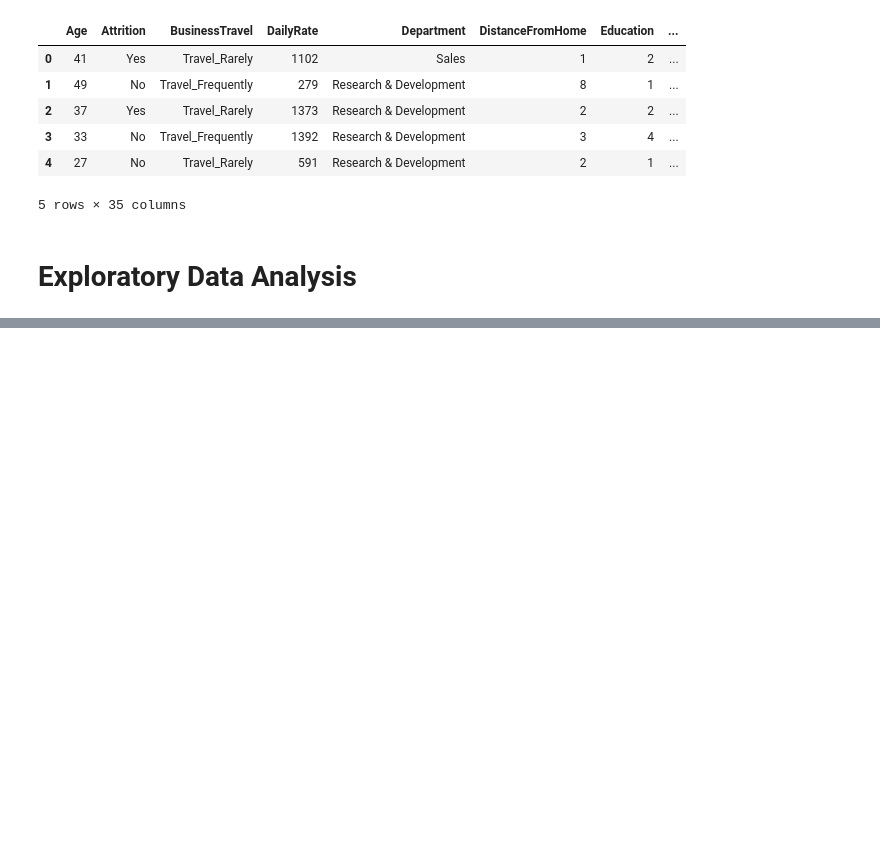
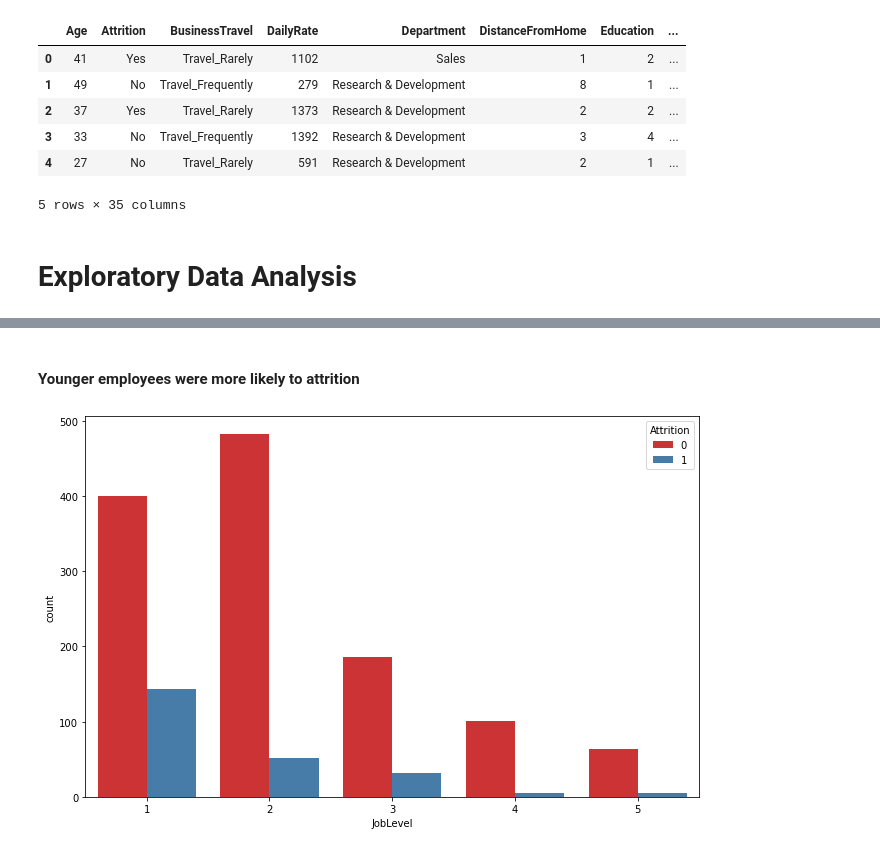
Before and after one commit to tdesai1969/540_group_project, a Jupyter notebook: joint_notebook.ipynb, the cells around one changed output, grey strips where cells are left out. Drawn from its saved outputs; the diff is of its cells as text; code cells hidden in the pictures; blank space fills up the shorter version.

```diff
--- a/joint_notebook.ipynb
+++ b/joint_notebook.ipynb
@@ -19,0 +155,7 @@ df.head()
+# %% [markdown]
+#### Younger employees were more likely to attrition
+# %%
+plt.figure(figsize=[11,7])
+ax = sns.countplot(x="JobLevel", hue="Attrition", data=df_td, palette="Set1")
+# %% [output]
+[figure, added]
```
Also changed, not shown: parts of 38 cells of this notebook.
